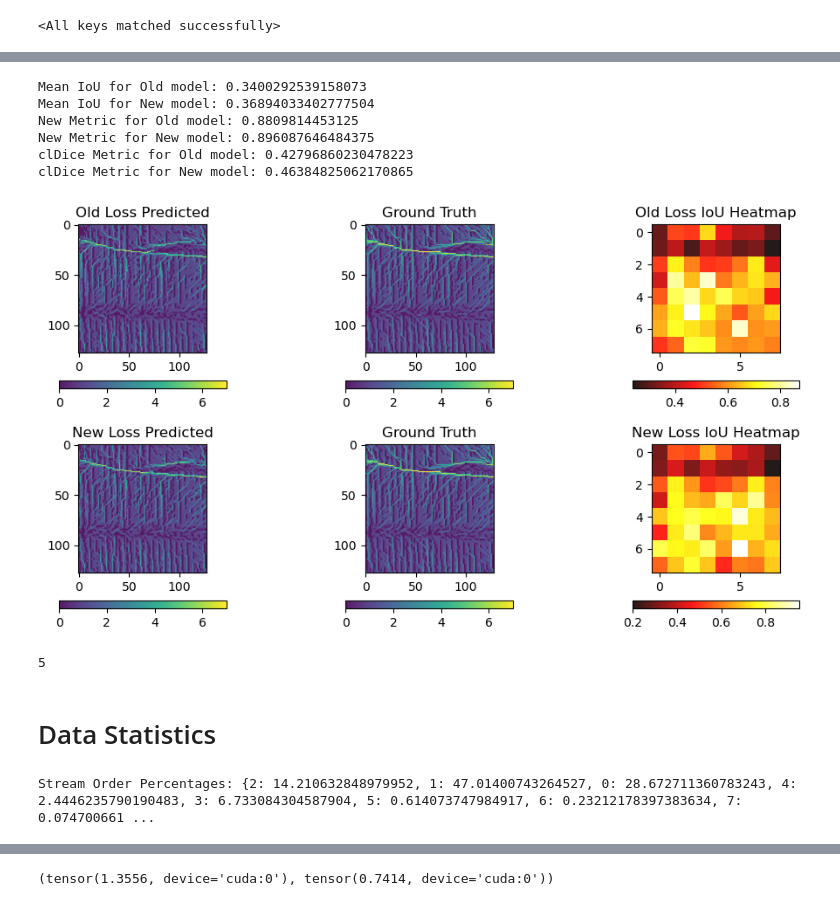
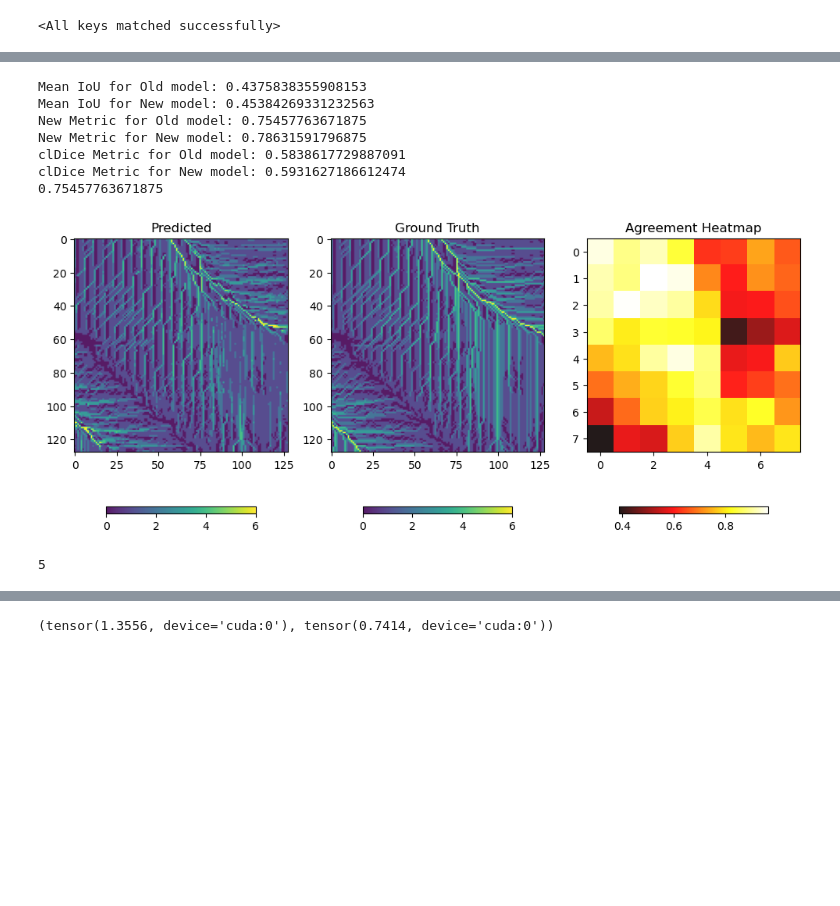
Before and after one commit to SMATousi/dem2so, a Jupyter notebook: New_Metric_Test.ipynb, the cells around one changed output, grey strips where cells are left out. Drawn from its saved outputs; the diff is of its cells as text; code cells hidden in the pictures; blank space fills up the shorter version.

```diff
--- a/New_Metric_Test.ipynb
+++ b/New_Metric_Test.ipynb
@@ -535,8 +583,8 @@ old_cldice_score, _ = mIOU_clDice(so, old_val_outputs)
 # iou_list_tt, present_iou_list_tt, iou_tt = mIOU_with_true_toleramce(so, val_outputs)
 
 
-heatmap_new = regionalize_and_visualize_mIoU(so, new_val_outputs, num_classes=9, grid_size=(8, 8), mIOU_fn=mIOU)
-heatmap_old = regionalize_and_visualize_mIoU(so, old_val_outputs, num_classes=9, grid_size=(8, 8), mIOU_fn=mIOU)
+# heatmap_new = regionalize_and_visualize_mIoU(so, new_val_outputs, num_classes=9, grid_size=(8, 8), mIOU_fn=mIOU)
+# heatmap_old = regionalize_and_visualize_mIoU(so, old_val_outputs, num_classes=9, grid_size=(8, 8), mIOU_fn=mIOU)
 
 pred_new = F.softmax(new_val_outputs, dim=1)
 pred_new = torch.argmax(pred_new, dim=1).squeeze(1)
@@ -544,10 +592,14 @@ pred_new = torch.argmax(pred_new, dim=1).squeeze(1)
 pred_old = F.softmax(old_val_outputs, dim=1)
 pred_old = torch.argmax(pred_old, dim=1).squeeze(1)
 
+heatmap_new = regionalize_and_visualize_agreement(so, pred_new, num_classes=9, grid_size=(8, 8))
+heatmap_old = regionalize_and_visualize_agreement(so, pred_old, num_classes=9, grid_size=(8, 8))
+
+
 pred_test = torch.tensor(np.ones(pred_old.shape))
 
-old_new_metric = calculate_score_faster(so, pred_old, r=1)
-new_new_metric = calculate_score_faster(so, pred_new, r=1)
+old_new_metric = calculate_score_faster(so, pred_old, r=0)
+new_new_metric = calculate_score_faster(so, pred_new, r=0)
 # Flatten the tensor to a single dimension for mean and std calculation
 flat_labels = so.flatten()
 
@@ -557,63 +609,64 @@ std_label = flat_labels.float().std()
 
 # print(flat_labels.max())
 # print(f"Mean label: {mean_label.item()}")
 # print(f"Standard deviation: {std_label.item()}")
 
 print(f"Mean IoU for Old model: {old_iou}")
 print(f"Mean IoU for New model: {new_iou}")
 
 print(f"New Metric for Old model: {old_new_metric}")
 print(f"New Metric for New model: {new_new_metric}")
 
 print(f"clDice Metric for Old model: {old_cldice_score}")
 print(f"clDice Metric for New model: {new_cldice_score}")
 
-fig, axs = plt.subplots(2, 3, figsize=(12, 6))
+print(coutning_aggrement(so, pred_old))
+
+fig, axs = plt.subplots(1, 3, figsize=(12, 6))
 
 # Plot for predicted
-im1 = axs[0,0].imshow(pred_old.cpu().numpy().squeeze(), alpha=0.9)
-axs[0,0].set_title("Old Loss Predicted")
-fig.colorbar(im1, ax=axs[0,0], orientation='horizontal', shrink=0.7)
+im1 = axs[0].imshow(pred_old.cpu().numpy().squeeze(), alpha=0.9)
+axs[0].set_title("Predicted")
+fig.colorbar(im1, ax=axs[0], orientation='horizontal', shrink=0.7)
 
 # Plot for ground truth
-im2 = axs[0,1].imshow(so.cpu().numpy().squeeze(), alpha=0.9)
-axs[0,1].set_title("Ground Truth")
-fig.colorbar(im2, ax=axs[0,1], orientation='horizontal', shrink=0.7)
+im2 = axs[1].imshow(so.cpu().numpy().squeeze(), alpha=0.9)
+axs[1].set_title("Ground Truth")
+fig.colorbar(im2, ax=axs[1], orientation='horizontal', shrink=0.7)
 
-im3 = axs[0,2].imshow(heatmap_old, cmap='hot', alpha=0.9)
-axs[0,2].set_title("Old Loss IoU Heatmap")
-fig.colorbar(im3, ax=axs[0,2], orientation='horizontal', shrink=0.7)
+im3 = axs[2].imshow(heatmap_old, cmap='hot', alpha=0.9)
+axs[2].set_title("Agreement Heatmap")
+fig.colorbar(im3, ax=axs[2], orientation='horizontal', shrink=0.7)
 
-im4 = axs[1,0].imshow(pred_new.cpu().numpy().squeeze(), alpha=0.9)
-axs[1,0].set_title("New Loss Predicted")
-fig.colorbar(im4, ax=axs[1,0], orientation='horizontal', shrink=0.7)
+# im4 = axs[1,0].imshow(pred_new.cpu().numpy().squeeze(), alpha=0.9)
+# axs[1,0].set_title("New Loss Predicted")
+# fig.colorbar(im4, ax=axs[1,0], orientation='horizontal', shrink=0.7)
 
-# Plot for ground truth
-im5 = axs[1,1].imshow(so.cpu().numpy().squeeze(), alpha=0.9)
-axs[1,1].set_title("Ground Truth")
-fig.colorbar(im5, ax=axs[1,1], orientation='horizontal', shrink=0.7)
+# # Plot for ground truth
+# im5 = axs[1,1].imshow(so.cpu().numpy().squeeze(), alpha=0.9)
+# axs[1,1].set_title("Ground Truth")
+# fig.colorbar(im5, ax=axs[1,1], orientation='horizontal', shrink=0.7)
 
-im6 = axs[1,2].imshow(heatmap_new, cmap='hot', alpha=0.9)
-axs[1,2].set_title("New Loss IoU Heatmap")
-fig.colorbar(im6, ax=axs[1,2], orientation='horizontal', shrink=0.7)
+# im6 = axs[1,2].imshow(heatmap_new, cmap='hot', alpha=0.9)
+# axs[1,2].set_title("New Loss IoU Heatmap")
+# fig.colorbar(im6, ax=axs[1,2], orientation='horizontal', shrink=0.7)
 
 plt.show()
 
 # plt.imshow(heatmap, cmap='hot', alpha=0.5)
 # plt.colorbar()
 # plt.title("Regional mIoU Heatmap")
 # plt.show()
 # %% [output]
-Mean IoU for Old model: 0.3400292539158073
-Mean IoU for New model: 0.36894033402777504
-New Metric for Old model: 0.8809814453125
-New Metric for New model: 0.896087646484375
-clDice Metric for Old model: 0.42796860230478223
-clDice Metric for New model: 0.46384825062170865
+Mean IoU for Old model: 0.4375838355908153
+Mean IoU for New model: 0.45384269331232563
+New Metric for Old model: 0.75457763671875
+New Metric for New model: 0.78631591796875
+clDice Metric for Old model: 0.5838617729887091
+clDice Metric for New model: 0.5931627186612474
+0.75457763671875
-[figure, old version]
+[figure, new version]
 # %%
 np.max(np.unique(so.cpu().numpy().squeeze()))
 # %% [output]
 5
-# %% [markdown]
-# Data Statistics
@@ -649,4 +672,0 @@ percentages = compute_stream_order_percentages(val_loader)
-# %%
-print("Stream Order Percentages:", percentages)
-# %% [output]
-Stream Order Percentages: {2: 14.210632848979952, 1: 47.01400743264527, 0: 28.672711360783243, 4: 2.4446235790190483, 3: 6.733084304587904, 5: 0.614073747984917, 6: 0.23212178397383634, 7: 0.074700661 ...
```
Also changed, not shown: parts of 16 cells of this notebook.
